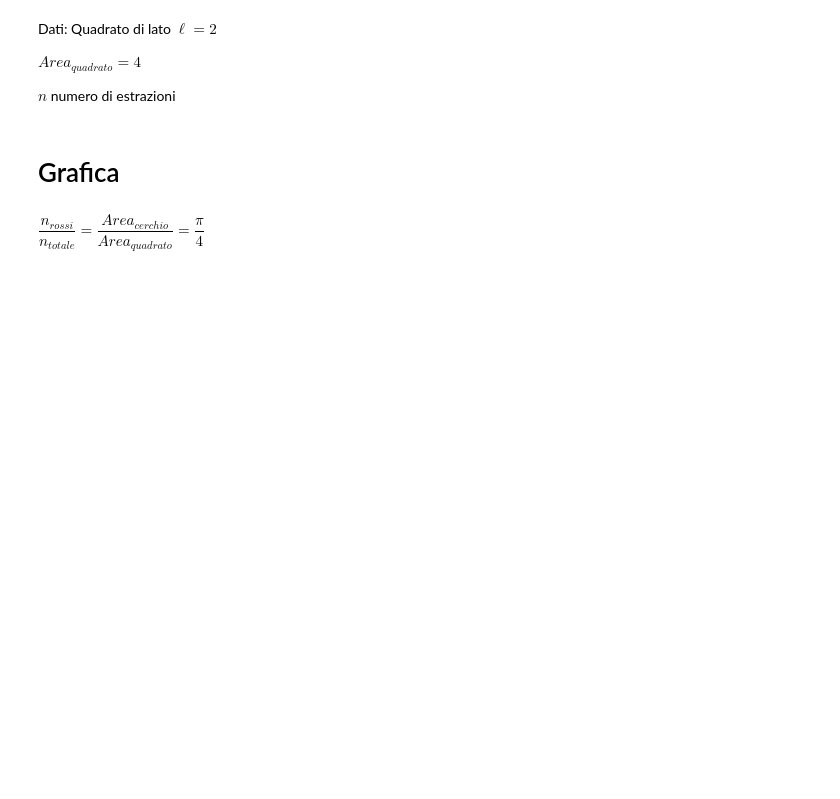
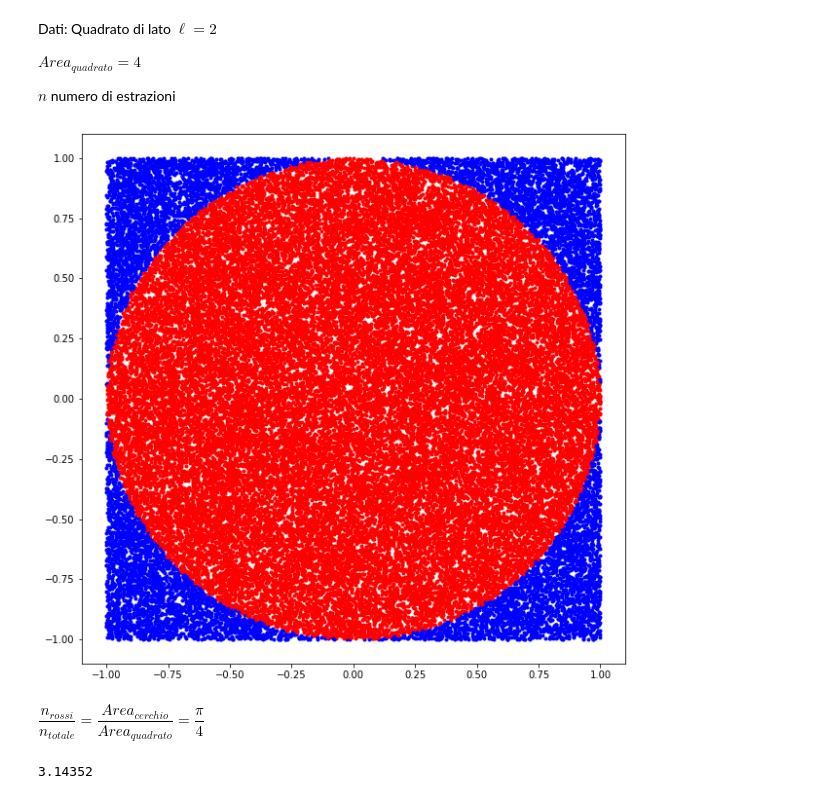
Before and after one commit to joaogas/stima-pi, a Jupyter notebook: stima-pi-I.ipynb, the cells around one changed output. Saved outputs shown, nothing was run; the diff lists cells and outputs as text; code cells hidden in the pictures; blank space fills up the shorter version.

```diff
--- a/stima-pi-I.ipynb
+++ b/stima-pi-I.ipynb
@@ -2,0 +8,11 @@
+# %%
+n = 100000
+conta = 0
+for k in range(0,n):
+    x = random.random()
+    y = random.random()
+    d = math.sqrt(x**2+y**2)
+    if d <= 1:
+        conta += 1
+#si moltiplica per 4 quarto di cerchio
+print(4*conta/n)
@@ -23,35 +29,37 @@ print(4*conta/n)
-# %% [markdown]
-# Grafica
 # %%
 import matplotlib.pyplot as plt
 import numpy as np
 # %%
-n = 5000
+n = 50000
 conta = 0
 puntoX = []
 puntoY = []
 ilcolore = []
 dentro = 'r.'
 fuori = 'b.'
 for k in range(0,n):
     x = random.random()*2-1
     y = random.random()*2-1
     puntoX.append(x)
     puntoY.append(y)
     d = math.sqrt(x**2+y**2)
     if d <= 1:
         conta += 1
         ilcolore.append(dentro)
     else:
         ilcolore.append(fuori)
 puntoX = np.array(puntoX, dtype=np.float64)
 puntoY = np.array(puntoY, dtype=np.float64)
 plt.figure(figsize=(10,10))
 for k in range(0,n):
     plt.plot(puntoX[k], puntoY[k], ilcolore[k])
 plt.show()
+# %% [output]
+[figure, added]
 # %% [markdown]
 $\dfrac{n_{rossi}}{n_{totale}}=\dfrac{Area_{cerchio}}{Area_{quadrato}}=\dfrac{\pi}{4}$
 # %%
 pigreco = 4*conta/n
 print(pigreco)
+# %% [output]
+3.14352
```
Also changed, not shown: parts of 8 cells of this notebook, 1 other file.
